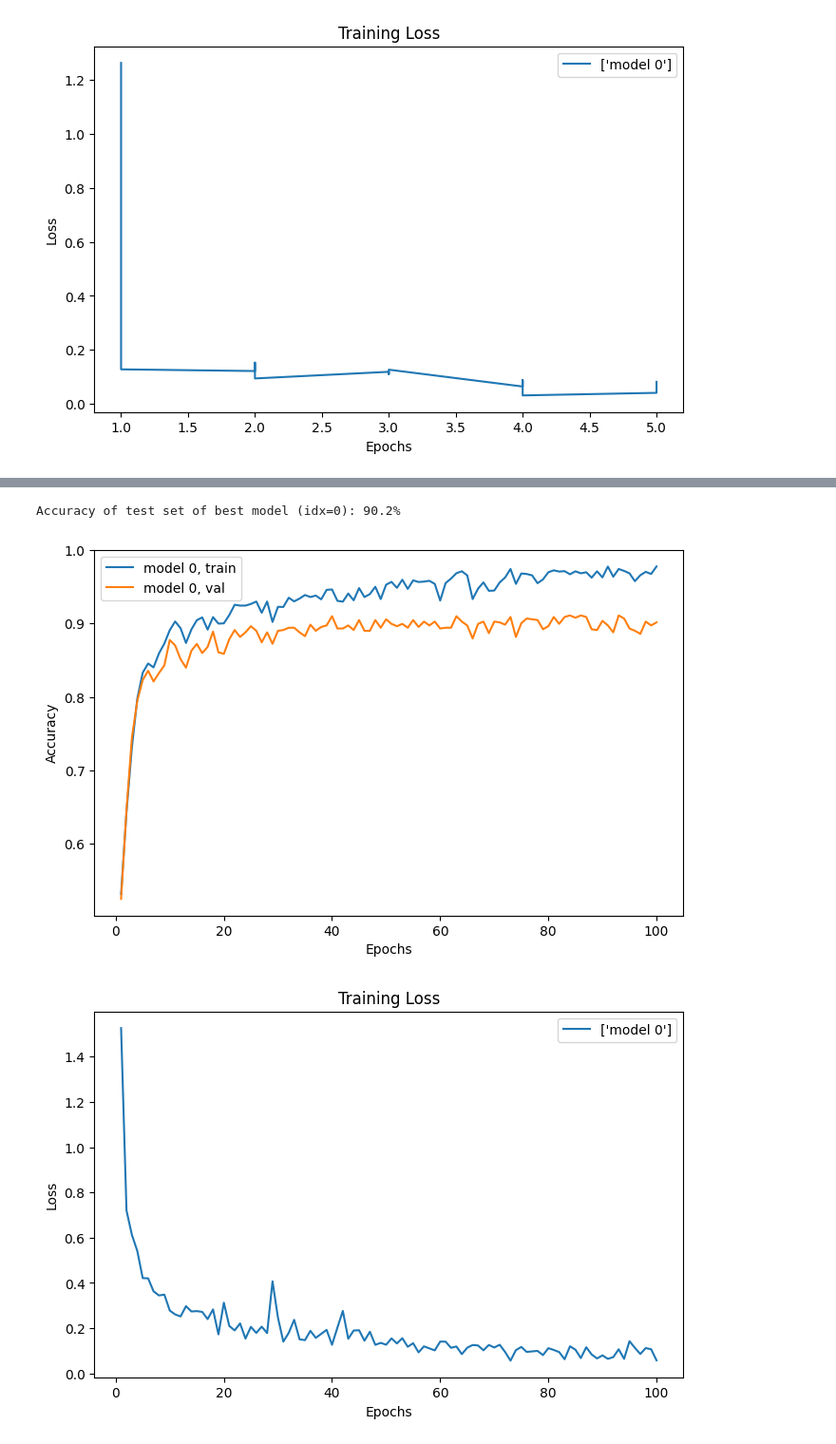
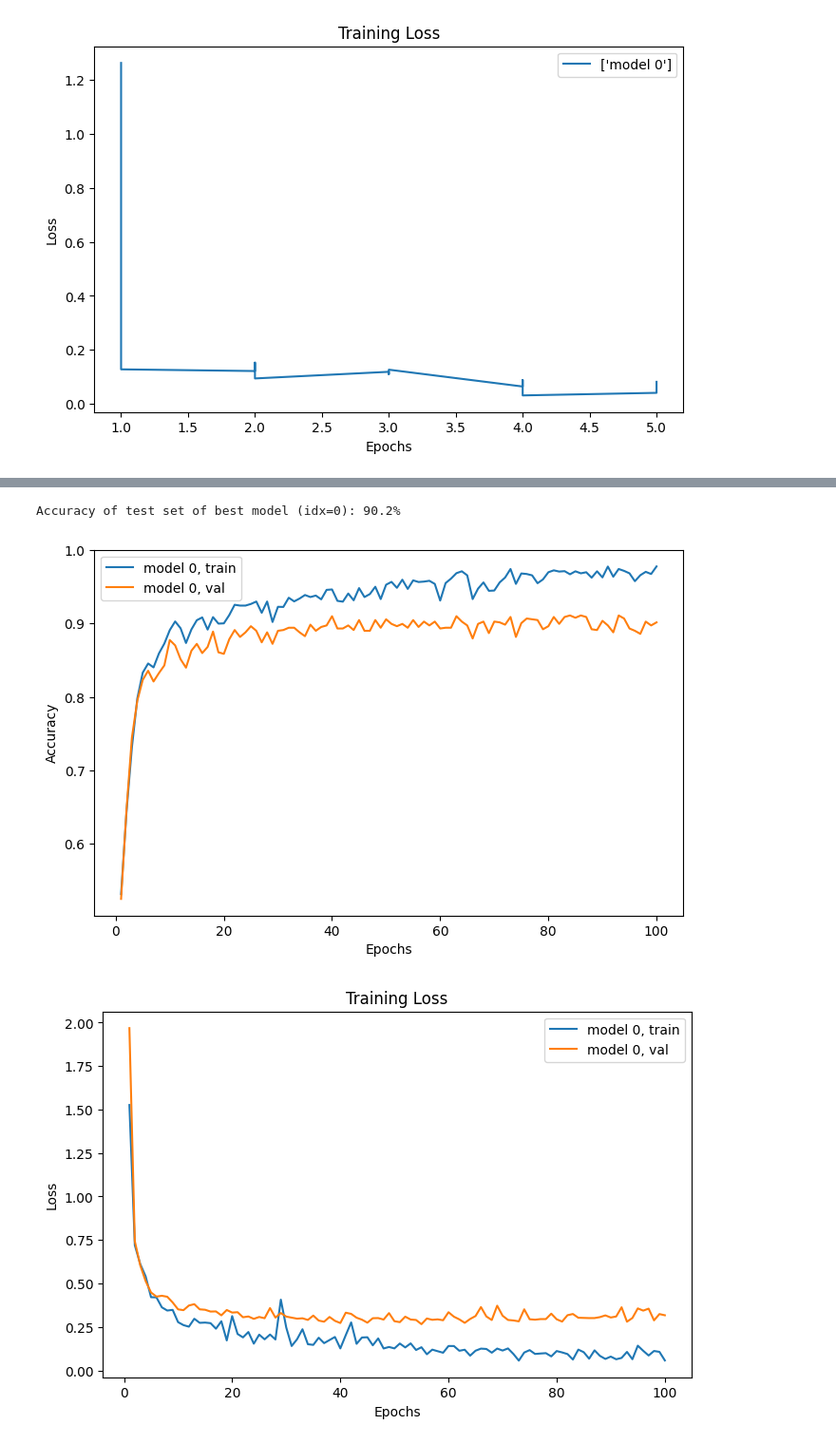
Before and after one commit to GuiMacielPereira/sensor_ML, a Jupyter notebook: data_processing/serious_pytorch.sync.ipynb, the cells around one changed output, grey strips where cells are left out. Shown at 95% size. Saved outputs shown, nothing was run; the diff lists cells and outputs as text; code cells hidden in the pictures.

```diff
--- a/data_processing/serious_pytorch.sync.ipynb
+++ b/data_processing/serious_pytorch.sync.ipynb
@@ -226,9 +230,8 @@ Epoch 100, Batch 1: loss=0.057, train=97.8%, val=90.2%
 Training Complete!
 # %%
-E.plotAcc()
-E.plotLosses()
+E.plot_train()
 E.bestModelAcc()
 # %% [output]
 Accuracy of test set of best model (idx=0): 90.2%
 [figure]
-[figure, old version]
+[figure, new version]
```
Also changed, not shown: parts of 7 cells of this notebook, 3 other files.
